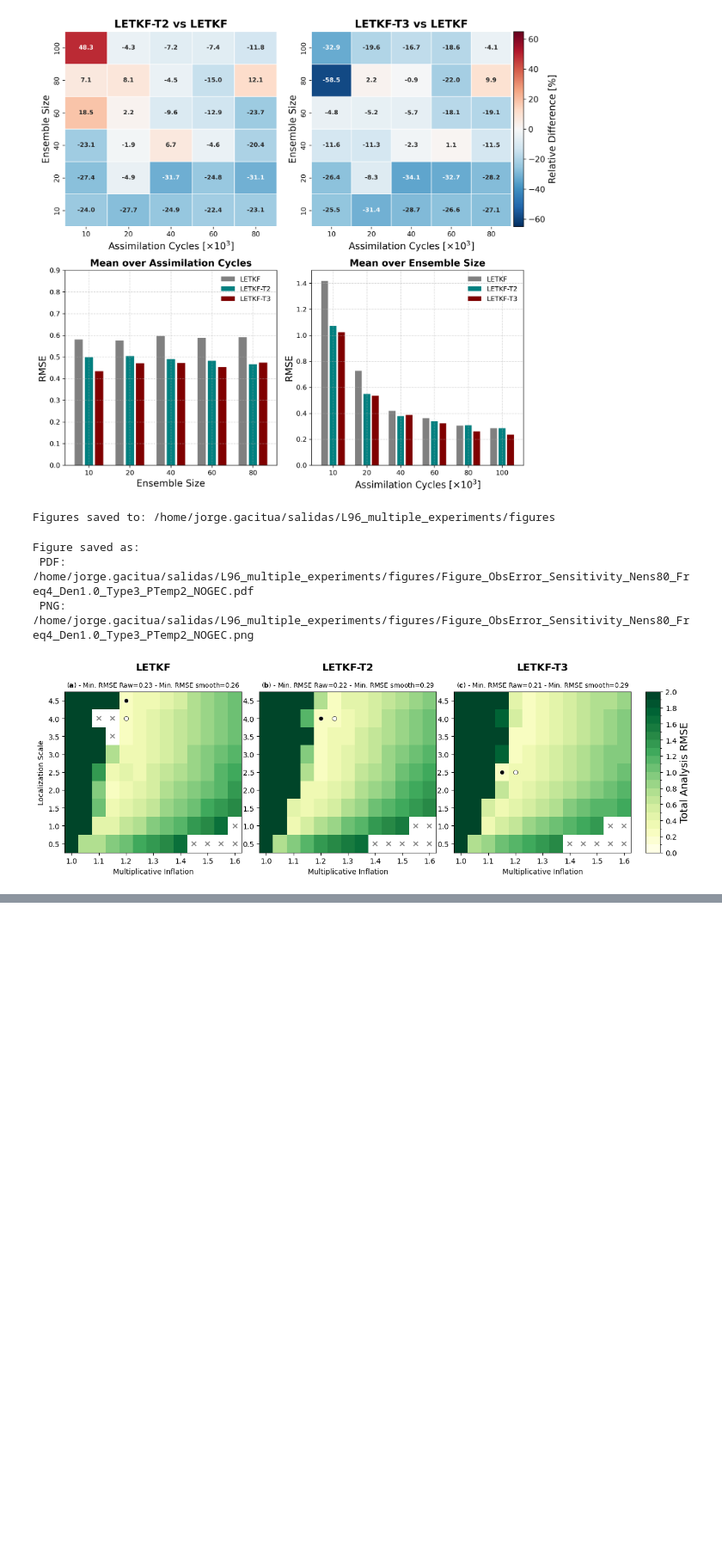
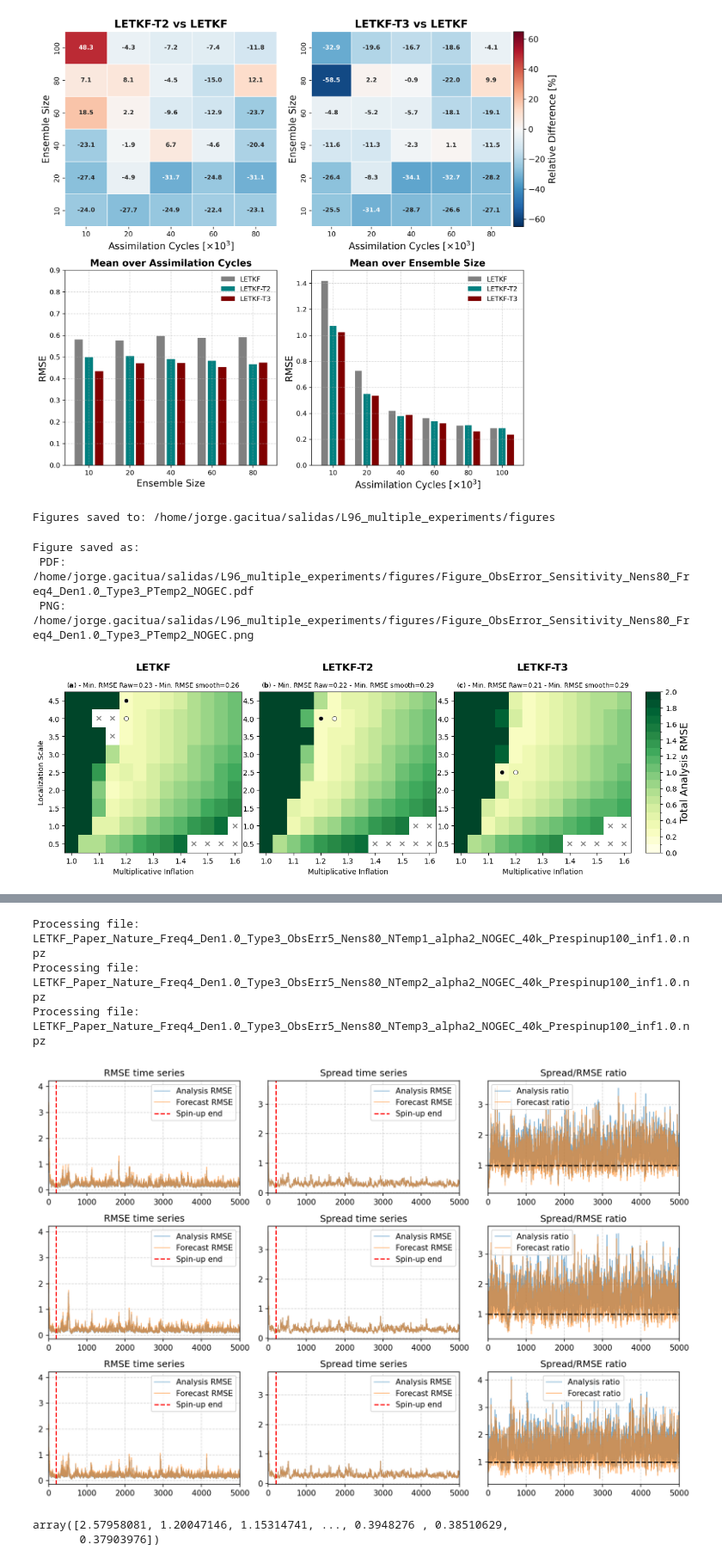
Before and after one commit to jgacituag/L96_multiple_experiments, a Jupyter notebook: codes_figures/test_plot_assim_cycles.ipynb, the cells around one changed output, grey strips where cells are left out. Shown at 86% size. Drawn from its saved outputs; the diff is of its cells as text; code cells hidden in the pictures; blank space fills up the shorter version.

Commit message:
Changes in the prespinup

```diff
--- a/codes_figures/test_plot_assim_cycles.ipynb
+++ b/codes_figures/test_plot_assim_cycles.ipynb
@@ -554,3 +451,82 @@ Spread/RMSE ratio (forecast): 0.034
+# %%
+#!/usr/bin/env python3
+# -*- coding: utf-8 -*-
+
+import numpy as np
+import matplotlib.pyplot as plt
+import os
+
+# === Settings ===
+
+#filename  = "LETKF_Paper_Nature_Freq4_Den1.0_Type3_ObsErr5_Nens80_NTemp3_alpha2_NOGEC_80k_series.npz"
+err = 5
+Nens = 80
+alpha = 2
+prespinup = 100
+inflation = 1.0
+
+spinup    = 200   # cycles to discard as spin-up
+limit = 5000
+fig, axes = plt.subplots(3, 3, figsize=(12, 8), dpi=150)
+for i in range(0,3):
+
+    #filename = f"LETKF_Paper_Nature_Freq4_Den1.0_Type3_ObsErr{err}_Nens{Nens}_NTemp{i+1}_alpha{alpha}_NOGEC_80k_series.npz"
+    filename = f"LETKF_Paper_Nature_Freq4_Den1.0_Type3_ObsErr{err}_Nens{Nens}_NTemp{i+1}_alpha{alpha}_NOGEC_40k_Prespinup{prespinup}_inf{inflation}.npz"
+    print(f"Processing file: {filename}")
+    # === Load file ===
+    data = np.load(os.path.join(base_path, filename), allow_pickle=True)
+    rmse_a = data["series_analysis_rmse"][0:limit]
+    rmse_f = data["series_forecast_rmse"][0:limit]
+    sprd_a = data["series_analysis_sprd"][0:limit]
+    sprd_f = data["series_forecast_sprd"][0:limit]
+
+    # === Diagnostics ===
+    ratio_a = sprd_a / rmse_a
+    ratio_f = sprd_f / rmse_f
+
+
+    # === Plots ===
+
+
+    # Time series RMSE
+    axes[i,0].plot(rmse_a, label="Analysis RMSE", alpha=0.6, linewidth=0.9)
+    axes[i,0].plot(rmse_f, label="Forecast RMSE", alpha=0.6, linewidth=0.9)
+    axes[i,0].axvline(spinup, color="red", linestyle="--", label="Spin-up end")
+    axes[i,0].set_title("RMSE time series")
+    axes[i,0].legend()
+    axes[i,0].grid(True, linestyle="--", alpha=0.5)
+    axes[i,0].set_xlim(0, limit)
+
+    # Time series SPREAD
+    axes[i,1].plot(sprd_a, label="Analysis RMSE", alpha=0.6, linewidth=0.9)
+    axes[i,1].plot(sprd_f, label="Forecast RMSE", alpha=0.6, linewidth=0.9)
+    axes[i,1].axvline(spinup, color="red", linestyle="--", label="Spin-up end")
+    axes[i,1].set_title("Spread time series")
+    axes[i,1].legend()
+    axes[i,1].grid(True, linestyle="--", alpha=0.5)
+    axes[i,1].set_xlim(0, limit)
+
+    # Spread/RMSE ratio
+    axes[i,2].plot(ratio_a, label="Analysis ratio", alpha=0.6, linewidth=0.9)
+    axes[i,2].plot(ratio_f, label="Forecast ratio", alpha=0.6, linewidth=0.9)
+    axes[i,2].axhline(1.0, color="black", linestyle="--")
+    axes[i,2].set_title("Spread/RMSE ratio")
+    axes[i,2].legend()
+    axes[i,2].grid(True, linestyle="--", alpha=0.5)
+    axes[i,2].set_xlim(0, limit)
+
+plt.tight_layout()
+plt.show()
+# %% [output]
+Processing file: LETKF_Paper_Nature_Freq4_Den1.0_Type3_ObsErr5_Nens80_NTemp1_alpha2_NOGEC_40k_Prespinup100_inf1.0.npz
+Processing file: LETKF_Paper_Nature_Freq4_Den1.0_Type3_ObsErr5_Nens80_NTemp2_alpha2_NOGEC_40k_Prespinup100_inf1.0.npz
+Processing file: LETKF_Paper_Nature_Freq4_Den1.0_Type3_ObsErr5_Nens80_NTemp3_alpha2_NOGEC_40k_Prespinup100_inf1.0.npz
+[figure, added]
+# %%
+sprd_a
+# %% [output]
+array([2.57958081, 1.20047146, 1.15314741, ..., 0.3948276 , 0.38510629,
+       0.37903976])
 # %%
 import numpy as np
 from scipy.stats import t
```
Also changed, not shown: parts of 3 cells of this notebook, 3 other files.
